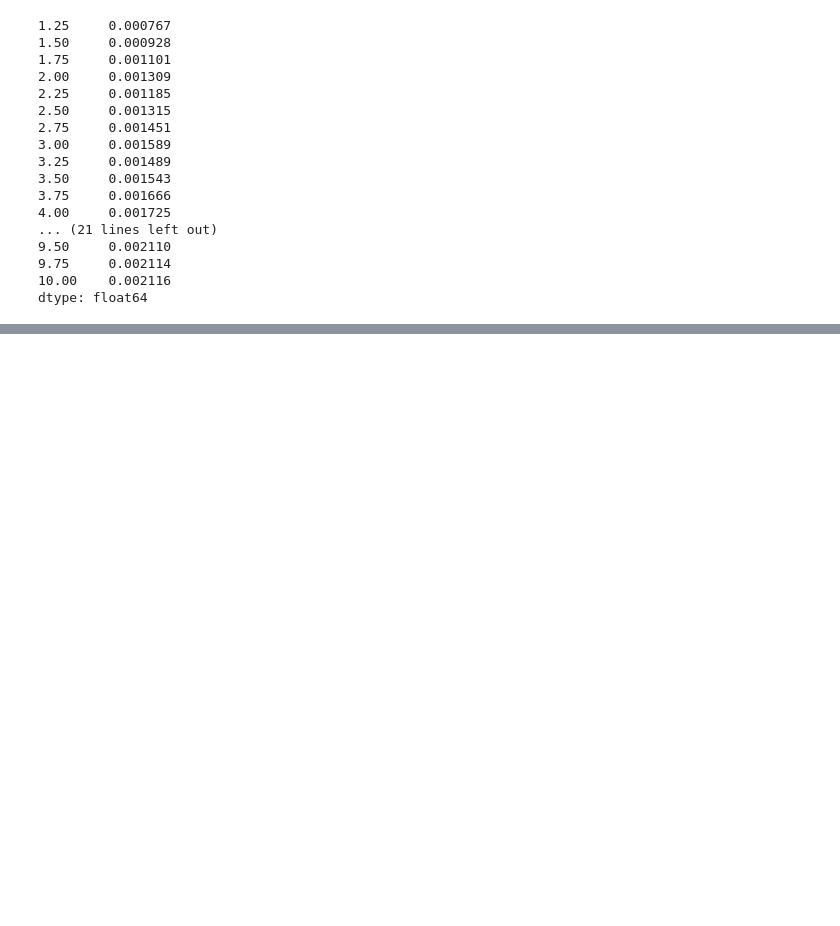
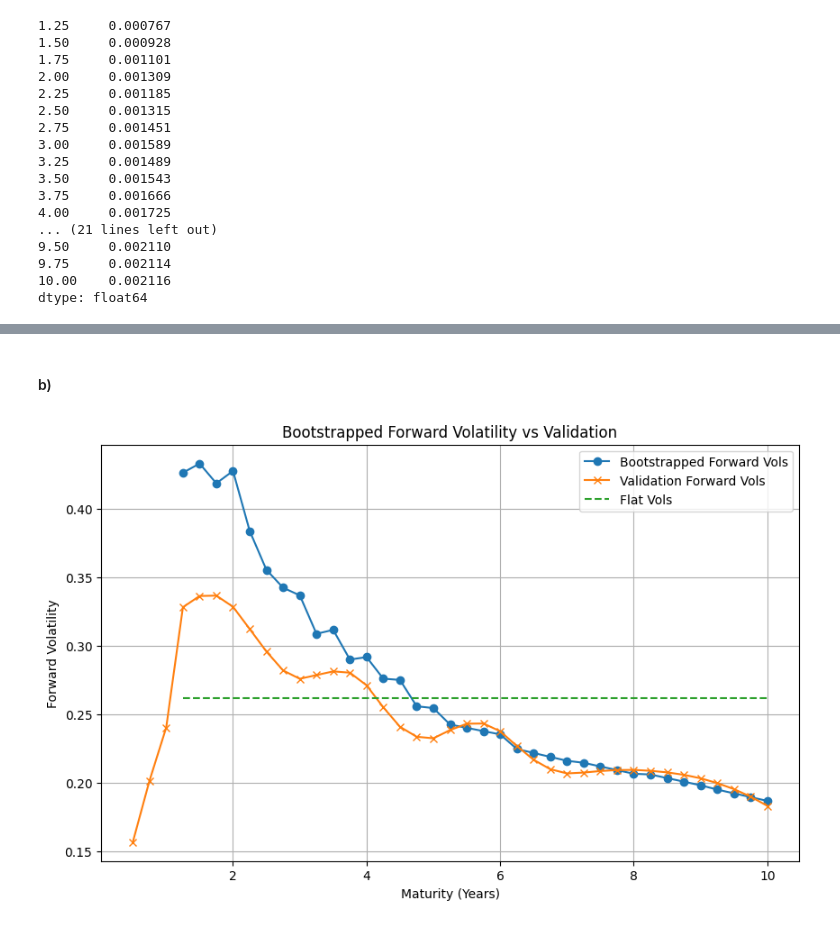
Before and after one commit to y3y-tech/Forward_Volatility_From_SOFR_Cap, a Jupyter notebook: Q1.ipynb, the cells around one changed output, grey strips where cells are left out. Drawn from its saved outputs; the diff is of its cells as text; code cells hidden in the pictures; blank space fills up the shorter version.

```diff
--- a/Q1.ipynb
+++ b/Q1.ipynb
@@ -314,3 +316,23 @@ T=2.0, T_expiry=1.75, F=0.0311, d1=-0.1575, price=0.000584
 9.75     0.062807
 10.00    0.064924
 dtype: float64
+# %%
+for maturity in [2.0]:
+    flat_vol = quarterly_vols.loc[maturity]
+    K = quarterly_swaps.loc[maturity]
+    caplet_maturities = np.arange(0.5, maturity + 0.25, 0.25)
+
+    print(f"Cap maturity={maturity}, flat_vol={flat_vol:.4f}, K={K:.4f}")
+    total = 0
+    for T in caplet_maturities:
+        T = round(T, 2)
+        T_expiry = round(T - 0.25, 2)
+        F = forward_rates.get((T_expiry, T), np.nan)
+        D = discount_factors.get(T, np.nan)
+
+        d1 = (np.log(F/K) + 0.5 * flat_vol**2 * T_expiry) / (flat_vol * np.sqrt(T_expiry))
+        d2 = d1 - flat_vol * np.sqrt(T_expiry)
+        cp = D * (F * norm.cdf(d1) - K * norm.cdf(d2)) * 0.25
+        total += cp
+        print(f"  T={T}, T_expiry={T_expiry}, F={F:.4f}, K={K:.4f}, D={D:.4f}, d1={d1:.4f}, d2={d2:.4f}, cp={cp:.6f}")
+    print(f"  Total 2Y cap price: {total:.6f}")
@@ -404,0 +455,15 @@ dtype: float64
+# %% [markdown]
+#### b)
+# %%
+plt.figure(figsize=(10, 6))
+plt.plot(forward_vols.index, forward_vols.values, label='Bootstrapped Forward Vols', marker='o')
+plt.plot(curves_validation.index, curves_validation['fwd vols'], label='Validation Forward Vols', marker='x')
+plt.plot(forward_vols.index, flat_vol * np.ones_like(forward_vols.values), label='Flat Vols', linestyle='--')
+plt.xlabel('Maturity (Years)')
+plt.ylabel('Forward Volatility')
+plt.title('Bootstrapped Forward Volatility vs Validation')
+plt.legend()
+plt.grid()
+plt.show()
+# %% [output]
+[figure, added]
```
Also changed, not shown: parts of 4 cells of this notebook, 1 other file.
